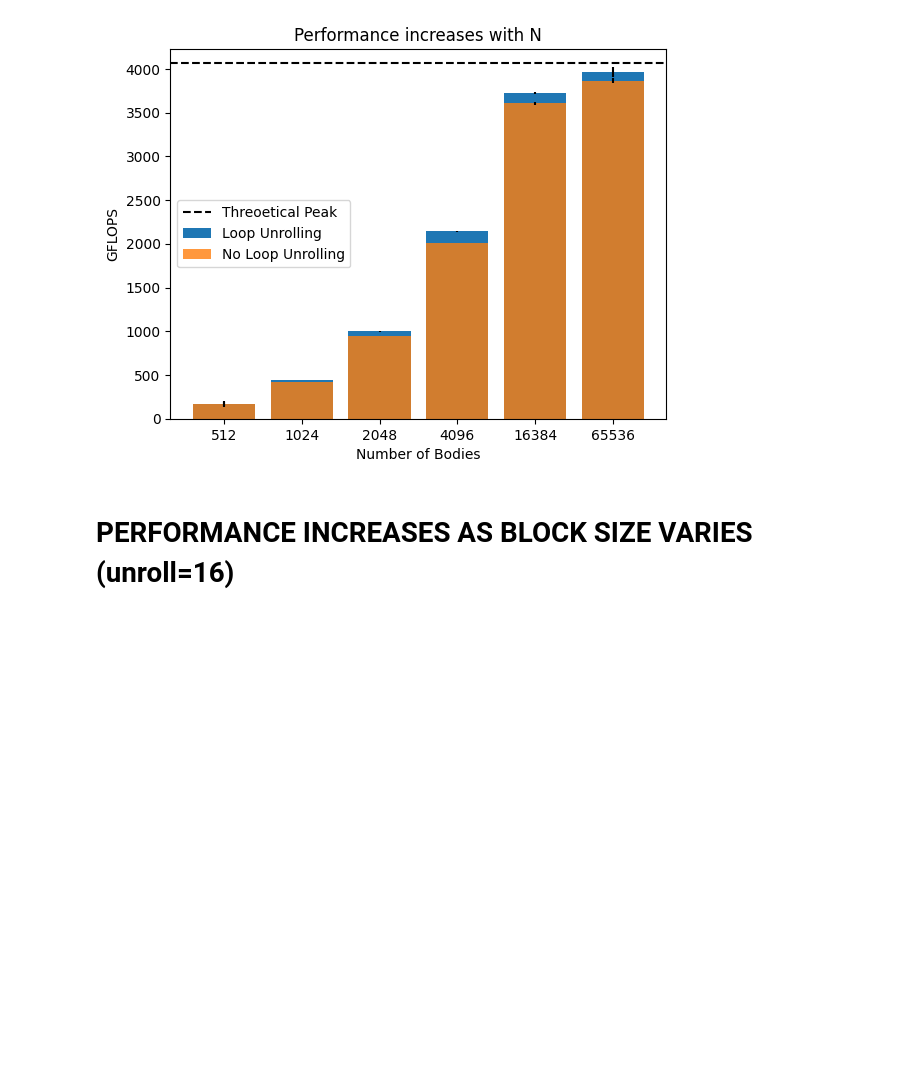
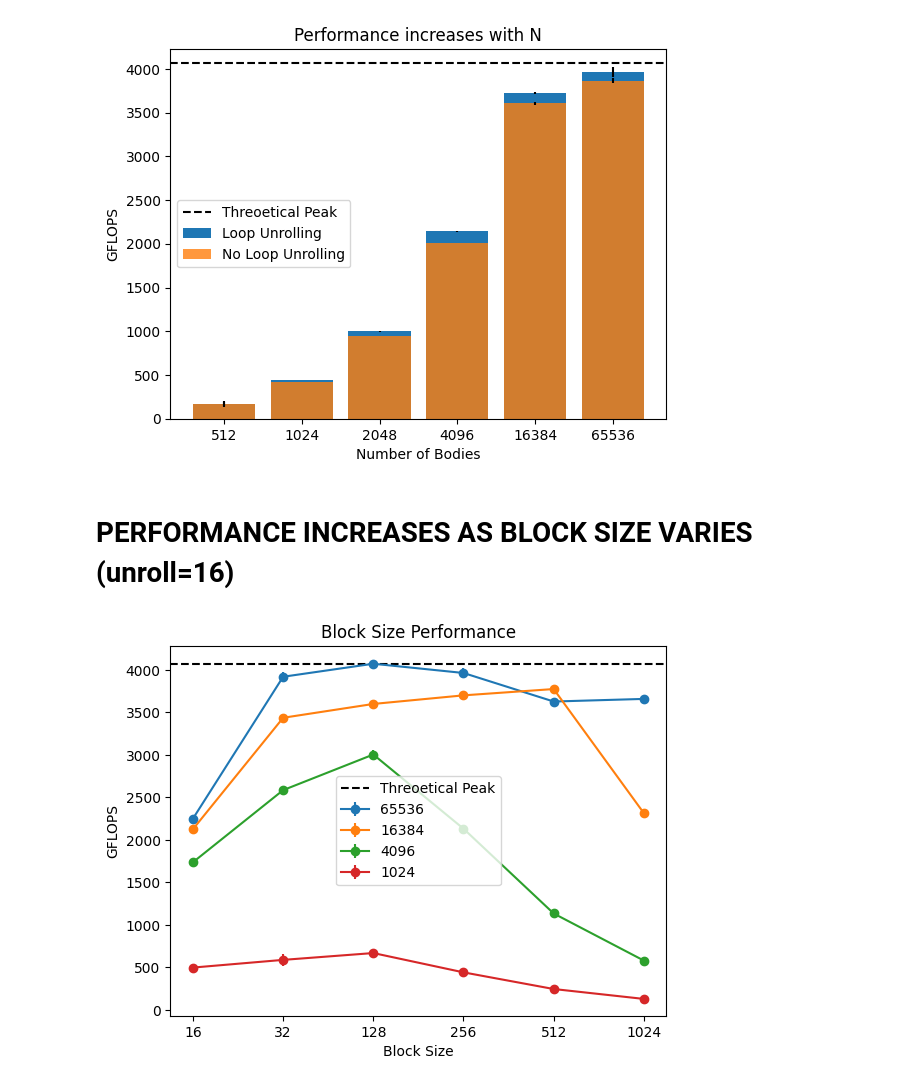
Before and after one commit to Berto70/nbody_cuda, a Jupyter notebook: plot/test.ipynb, the cells around one changed output. Drawn from its saved outputs; the diff is of its cells as text; code cells hidden in the pictures; blank space fills up the shorter version.

Commit message:
plot

```diff
--- a/plot/test.ipynb
+++ b/plot/test.ipynb
@@ -165,3 +166,34 @@ plt.legend()
 [figure]
 # %% [markdown]
 # PERFORMANCE INCREASES AS BLOCK SIZE VARIES (unroll=16)
+# %%
+block_df = pd.read_csv('../data/block_size.csv')
+# %%
+block1024_m = block_df[block_df['n_bodies'] == 1024].filter(['p', 'gflops']).groupby(['p']).mean()
+block1024_s = block_df[block_df['n_bodies'] == 1024].filter(['p', 'gflops']).groupby(['p']).std()
+
+block4096_m = block_df[block_df['n_bodies'] == 4096].filter(['p', 'gflops']).groupby(['p']).mean()
+block4096_s = block_df[block_df['n_bodies'] == 4096].filter(['p', 'gflops']).groupby(['p']).std()
+
+block16384_m = block_df[block_df['n_bodies'] == 16384].filter(['p', 'gflops']).groupby(['p']).mean()
+block16384_s = block_df[block_df['n_bodies'] == 16384].filter(['p', 'gflops']).groupby(['p']).std()
+
+block65536_m = block_df[block_df['n_bodies'] == 65536].filter(['p', 'gflops']).groupby(['p']).mean()
+block65536_s = block_df[block_df['n_bodies'] == 65536].filter(['p', 'gflops']).groupby(['p']).std()
+# %%
+ticks = np.array(block1024_m.index)
+plt.errorbar(np.arange(6), block65536_m['gflops'], yerr=block65536_s['gflops'], fmt='-o', label='65536')
+plt.errorbar(np.arange(6), block16384_m['gflops'], yerr=block16384_s['gflops'], fmt='-o', label='16384')
+plt.errorbar(np.arange(6), block4096_m['gflops'], yerr=block4096_s['gflops'], fmt='-o', label='4096')
+plt.errorbar(np.arange(6), block1024_m['gflops'], yerr=block1024_s['gflops'], fmt='-o', label='1024')
+
+plt.axhline(4070.5, color='k', linestyle='--', label='Threoetical Peak')
+plt.xticks(np.arange(6), ticks)
+plt.xlabel('Block Size')
+plt.ylabel('GFLOPS')
+plt.title('Block Size Performance')
+plt.legend()
+
+plt.show()
+# %% [output]
+[figure, added]
```
Also changed, not shown: parts of 3 cells of this notebook.
